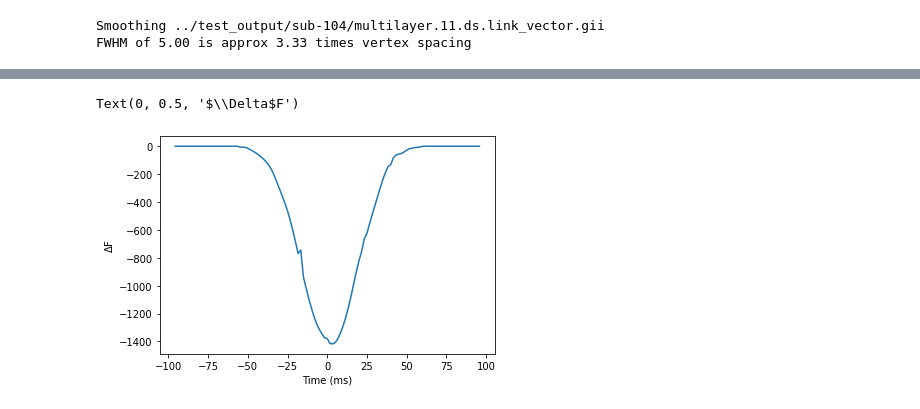
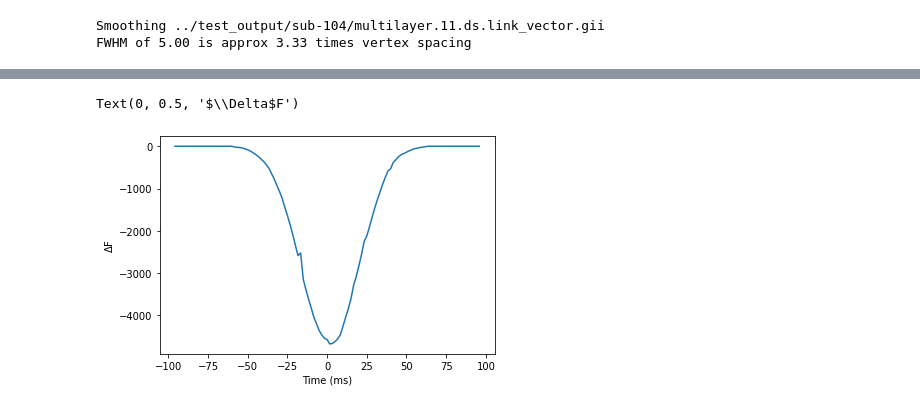
Before and after one commit to danclab/laMEG, a Jupyter notebook: tutorials/sim_sliding_win_model_comparison.ipynb, the cells around one changed output, grey strips where cells are left out. Saved outputs shown, nothing was run; the diff lists cells and outputs as text; code cells hidden in the pictures.

```diff
--- a/tutorials/sim_sliding_win_model_comparison.ipynb
+++ b/tutorials/sim_sliding_win_model_comparison.ipynb
@@ -75,20 +119,16 @@ FWHM of 5.00 is approx 3.33 times vertex spacing
 # %%
-# Vertex to simulate activity at
-sim_vertex=24588
 # Strength of simulated activity (nAm)
-dipole_moment=10
-# Size of simulated patch of activity (mm)
-sim_patch_size=5
-# SNR of simulated data (dB)
-SNR=-10
+dipole_moment = 5
 # Temporal width of the simulated Gaussian
 signal_width=.025 # 25ms
+# Sampling rate (must match the data file)
+s_rate = 600
 
 # Generate 200ms of a Gaussian at a sampling rate of 600Hz (to match the data file)
 time=np.linspace(0,.2,121)
 zero_time=time[int((len(time)-1)/2+1)]
-sim_signal=np.exp(-((time-zero_time)**2)/(2*signal_width**2))
-plt.plot(time,dipole_moment*sim_signal)
+sim_signal=np.exp(-((time-zero_time)**2)/(2*signal_width**2)).reshape(1,-1)
+plt.plot(time,dipole_moment*sim_signal[0,:])
 plt.xlabel('Time (s)')
 plt.ylabel('Amplitude (nAm)')
 # %% [output]
@@ -133,20 +293,64 @@ Text(0, 0.5, '$\\Delta$F')
 # %%
 # Simulate at the corresponding vertex on the white matter surface
-white_vertex=(n_layers-1)*verts_per_surf+sim_vertex
-prefix=f'sim_{sim_vertex}_white.'
+white_vertex = (n_layers-1)*verts_per_surf+sim_vertex
+prefix = f'sim_{sim_vertex}_white.'
 
 # Generate simulated data
-white_sim_fname=run_dipole_simulation(base_fname, prefix, white_vertex, sim_signal, pial_unit_norm,
-                                      dipole_moment, sim_patch_size, SNR)
+white_sim_fname = run_dipole_simulation(
+    base_fname,
+    prefix,
+    white_vertex,
+    sim_signal,
+    pial_unit_norm,
+    dipole_moment,
+    sim_patch_size,
+    SNR
+)
+
+# Localizer
+[_,_,MU] = invert_ebb(
+    multilayer_mesh_fname,
+    white_sim_fname,
+    n_layers,
+    patch_size=patch_size,
+    n_temp_modes=n_temp_modes,
+    return_mu_matrix=True
+)
+
+layer_vertices = np.arange(verts_per_surf)
+layer_ts = load_source_time_series(
+    white_sim_fname,
+    mu_matrix=MU,
+    vertices=layer_vertices
+)
+
+# Layer peak
+m_layer_max = np.max(np.mean(layer_ts,axis=-1),-1)
+prior = np.argmax(m_layer_max)
+prior_coord = ds_inflated.darrays[0].data[prior,:]
+
+print(f'Simulated vertex={sim_vertex}, Prior vertex={prior}')
+print('Simulated coordinate')
+print(sim_coord)
+print('Prior coordinate')
+print(prior_coord)
 
 # Run sliding time window model comparison between the first layer (pial) and the last layer (white matter)
-[Fs,wois]=sliding_window_model_comparison(sim_vertex, nas, lpa, rpa, mri_fname,
-                                          [layer_fnames[0], layer_fnames[-1]], white_sim_fname,
-                                          patch_size=patch_size, n_temp_modes=sliding_n_temp_modes,
-                                          win_size=win_size, win_overlap=win_overlap)
+[Fs,wois] = sliding_window_model_comparison(
+    prior,
+    nas,
+    lpa,
+    rpa,
+    mri_fname,
+    [layer_fnames[0], layer_fnames[-1]],
+    white_sim_fname,
+    patch_size=patch_size,
+    n_temp_modes=sliding_n_temp_modes,
+    win_size=win_size,
+    win_overlap=win_overlap
+)
 
-# Plot difference in free energy over time (pial minus white) - this should be negative at the beginning and end
-# of the burst, and positive at the center
+# Plot difference in free energy over time (pial minus white) - this should be negative
 plt.plot(np.mean(wois,axis=-1), Fs[0,:]-Fs[1,:])
 plt.xlabel('Time (ms)')
 plt.ylabel(r'$\Delta$F')
@@ -154,6 +365,6 @@ plt.ylabel(r'$\Delta$F')
 Smoothing ../test_output/sub-104/pial.ds.link_vector.gii
 FWHM of 5.00 is approx 3.11 times vertex spacing
 Smoothing ../test_output/sub-104/white.ds.link_vector.gii
 FWHM of 5.00 is approx 3.58 times vertex spacing
 Text(0, 0.5, '$\\Delta$F')
-[figure, old version]
+[figure, new version]
```
Also changed, not shown: parts of 30 cells of this notebook, 1 other file.
